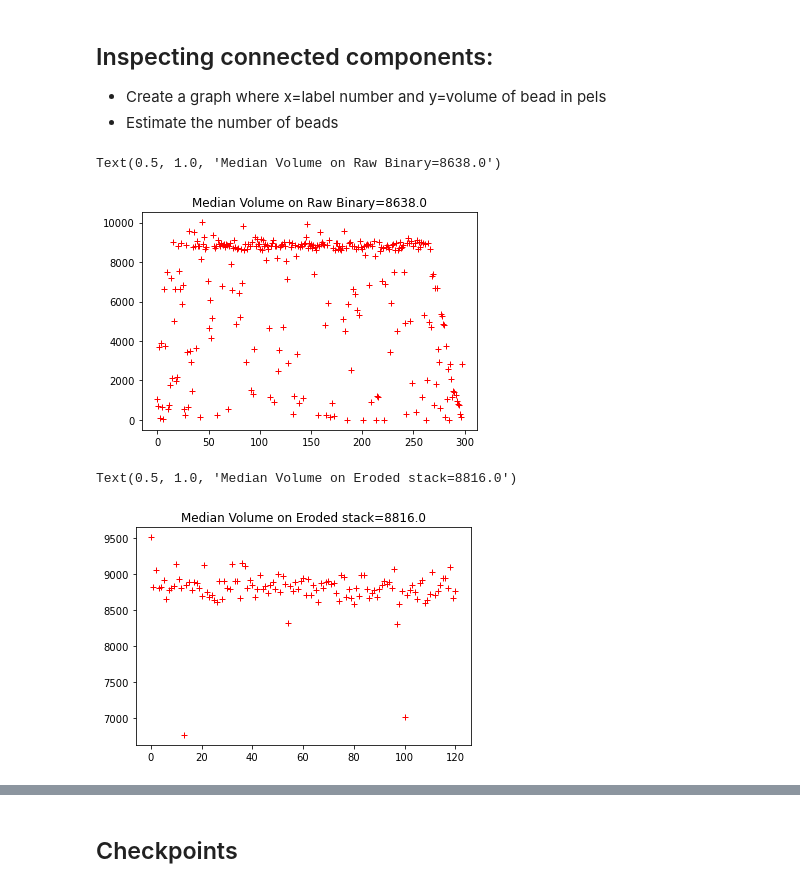
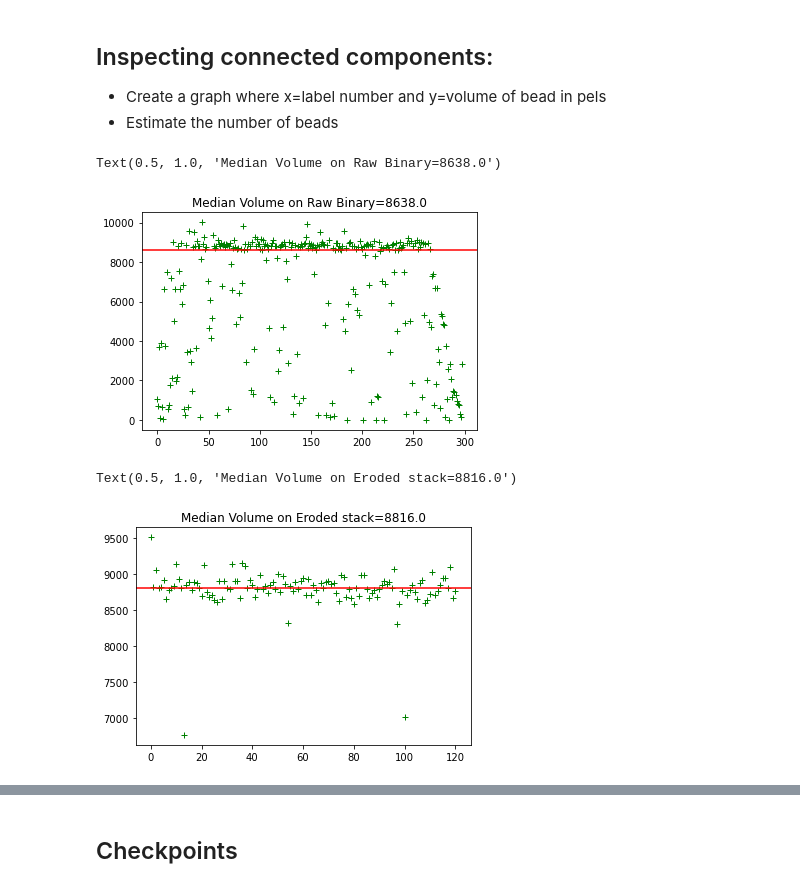
Before and after one commit to CameraIA/dipmicroct, a Jupyter notebook: partII/01_analyze3D.ipynb, the cells around one changed output, grey strips where cells are left out. Saved outputs shown, nothing was run; the diff lists cells and outputs as text; code cells hidden in the pictures.

Commit message:
graph

```diff
--- a/partII/01_analyze3D.ipynb
+++ b/partII/01_analyze3D.ipynb
@@ -379,18 +379,21 @@ np.sum(bead) #area
 # %%
 labeled = label(binary)
 allBeads = ndi.find_objects(labeled)
 nobjects = np.max(labeled)
 
 accum = np.zeros(nobjects)
 for i in np.arange(nobjects):
     loc = allBeads[i]
     bead = binary[loc]
     accum[i-1] = np.sum(bead)
-plt.plot(accum,'r+')
-plt.title('Median Volume on Raw Binary='+str(np.median(accum)))
+
+plt.plot(accum,'g+')
+medianVolume = np.median(accum)
+plt.axhline(y=medianVolume, color='r', linestyle='-')
+plt.title('Median Volume on Raw Binary='+str(medianVolume))
 # %% [output]
 Text(0.5, 1.0, 'Median Volume on Raw Binary=8638.0')
-[figure, old version]
+[figure, new version]
 # %%
 from skimage import segmentation
 cleaned = segmentation.clear_border(cleaned)
@@ -402,14 +405,13 @@ for i in np.arange(nobjects):
     loc = allBeads[i]
     bead = binary[loc]
     accum[i-1] = np.sum(bead)
-plt.plot(accum,'r+')
+plt.plot(accum,'g+')
 
-medianVolume =
-horiz_line_data = np.array([medianVolume for i in xrange(len(xs))])
-plt.plot(xs, horiz_line_data, 'r--')
-plt.title('Median Volume on Eroded stack='+str(np.median(accum)))
+medianVolume = np.median(accum)
+plt.axhline(y=medianVolume, color='r', linestyle='-')
+plt.title('Median Volume on Eroded stack='+str(medianVolume))
 # %% [output]
 Text(0.5, 1.0, 'Median Volume on Eroded stack=8816.0')
-[figure, old version]
+[figure, new version]
 # %%
 print('Estimated number of objects in the stack: '+str(np.sum(cleaned) / 8816))
```
Also changed, not shown: parts of 2 cells of this notebook.
